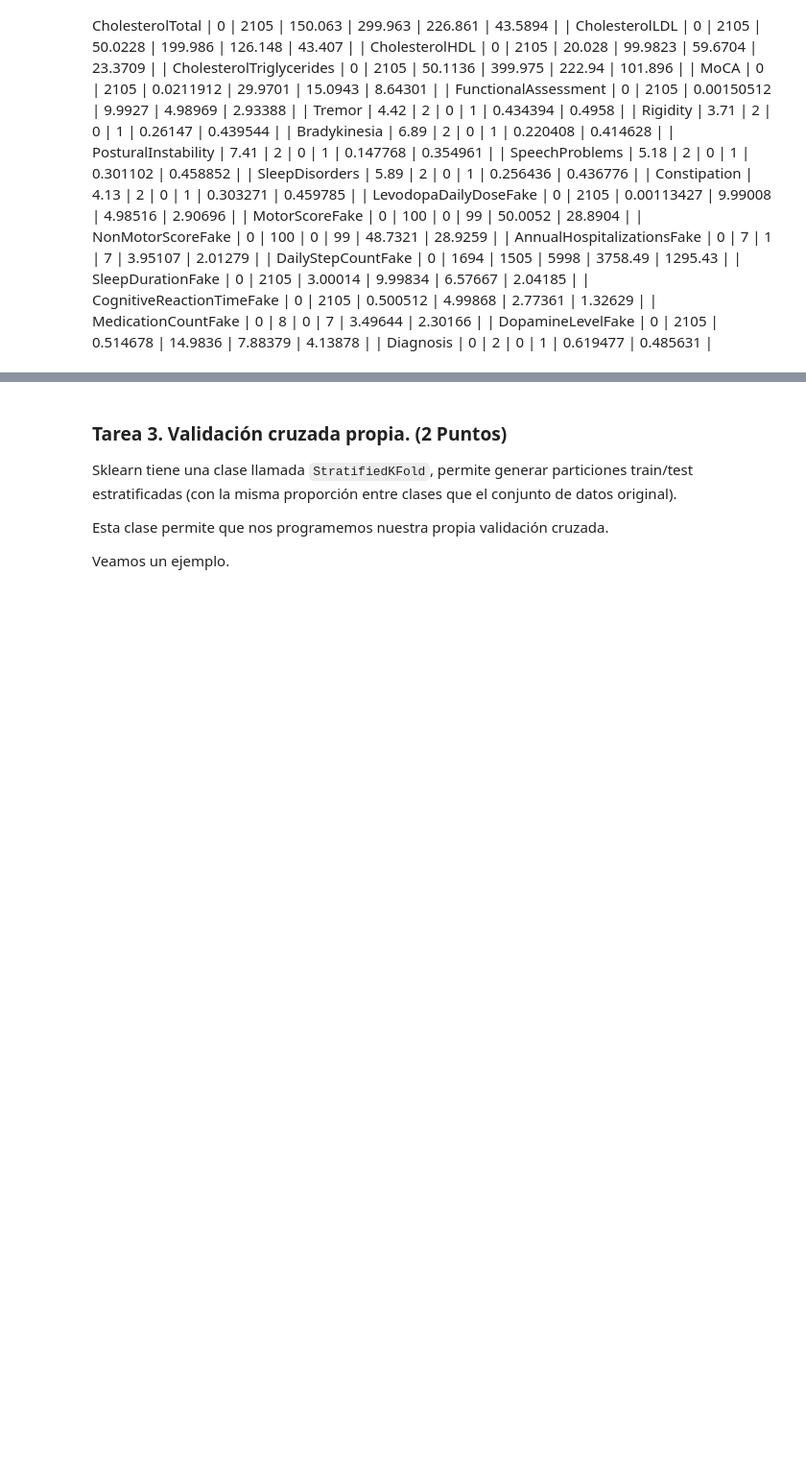
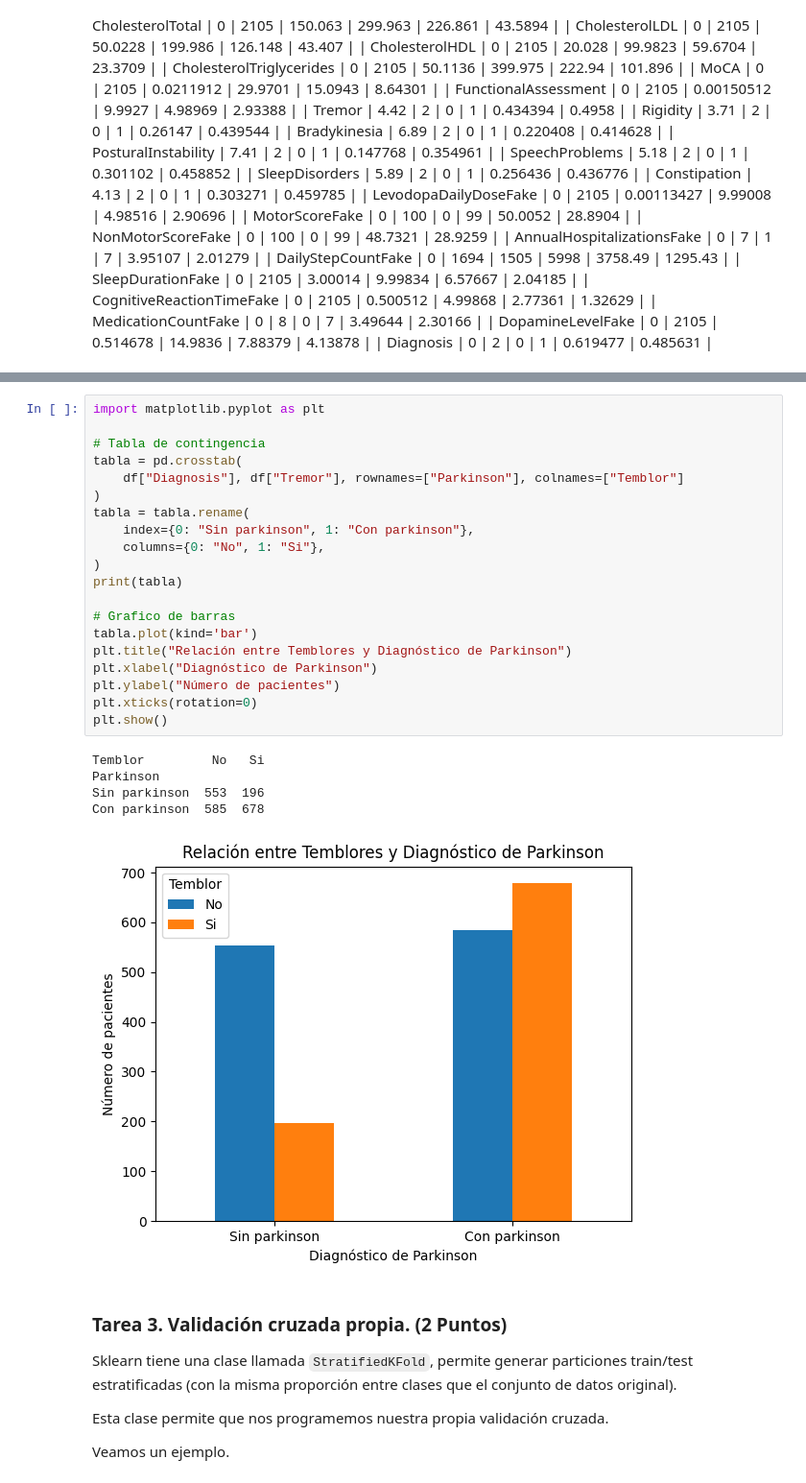
Before and after one commit to VictorDeMarco/Mineria-Datos, a Jupyter notebook: practica_2/2025_Mineria_SK_2.ipynb, the cells around one changed output, grey strips where cells are left out. Shown at 96% size. Saved outputs shown, nothing was run; the diff lists cells and outputs as text; blank space fills up the shorter version.

```diff
--- a/practica_2/2025_Mineria_SK_2.ipynb
+++ b/practica_2/2025_Mineria_SK_2.ipynb
@@ -270,6 +300,32 @@ Crea una tabla resumen que para cada atributo tenga:
 **resultado esperado**
 
 <img style="float:left" width="70%" src="pics/barras.png">
+# %%
+import matplotlib.pyplot as plt
+
+# Tabla de contingencia
+tabla = pd.crosstab(
+    df["Diagnosis"], df["Tremor"], rownames=["Parkinson"], colnames=["Temblor"]
+)
+tabla = tabla.rename(
+    index={0: "Sin parkinson", 1: "Con parkinson"},
+    columns={0: "No", 1: "Si"},
+)
+print(tabla)
+
+# Grafico de barras
+tabla.plot(kind='bar')
+plt.title("Relación entre Temblores y Diagnóstico de Parkinson")
+plt.xlabel("Diagnóstico de Parkinson")
+plt.ylabel("Número de pacientes")
+plt.xticks(rotation=0)
+plt.show()
+# %% [output]
+Temblor         No   Si
+Parkinson
+Sin parkinson  553  196
+Con parkinson  585  678
+[figure, added]
 # %% [markdown]
 ###  Tarea 3. Validación cruzada propia. (2 Puntos)<a id="3"></a><a href="#index"><i class="fa fa-list-alt" aria-hidden="true"></i></a>
 
```
Also changed, not shown: parts of 1 cell of this notebook.
